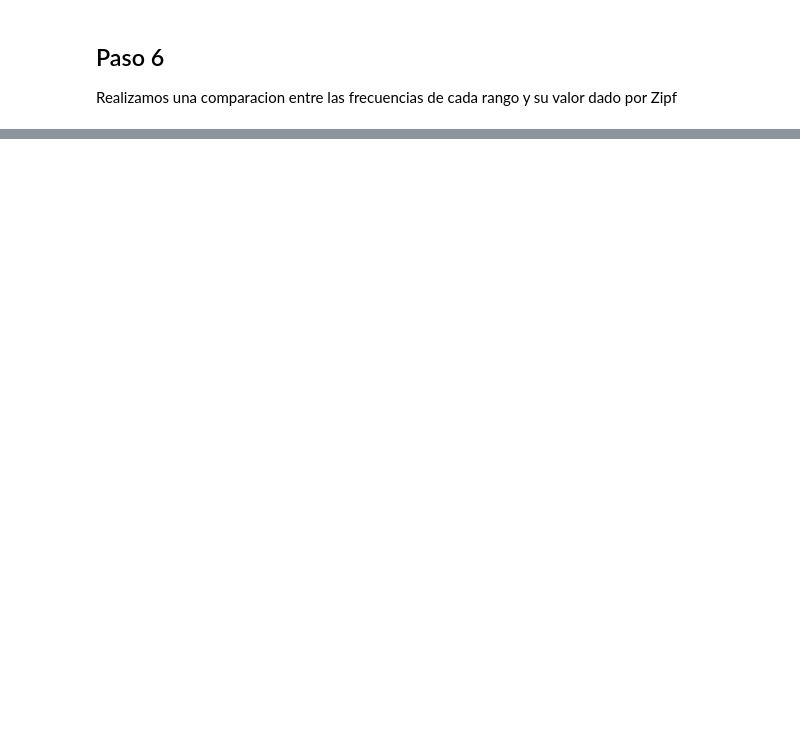
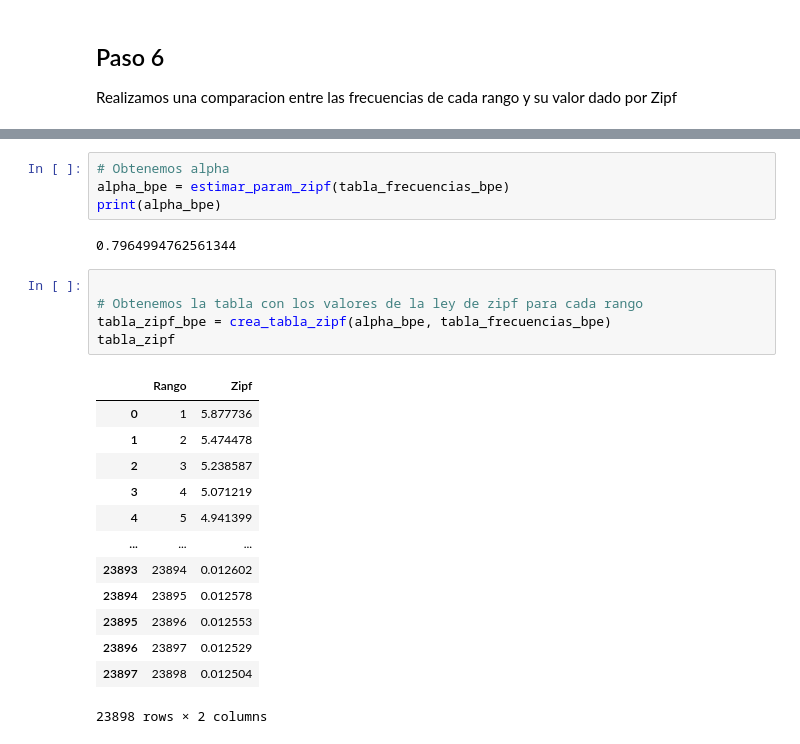
Before and after one commit to JoelHaiddRC/Linguistica, a Jupyter notebook: notebooks/Ejercicio2.ipynb, the cells around one changed output, grey strips where cells are left out. Cells and saved outputs as stored; diff of their text form; blank space fills up the shorter version.

```diff
--- a/notebooks/Ejercicio2.ipynb
+++ b/notebooks/Ejercicio2.ipynb
@@ -152,0 +192,25 @@ Utilizamos el metodo de __Byte Pair Encoding__ (BPE) para obtener los subwords d
+# %%
+# Obtenemos alpha
+alpha_bpe = estimar_param_zipf(tabla_frecuencias_bpe)
+print(alpha_bpe)
+# %% [output]
+0.7964994762561344
+# %%
+
+# Obtenemos la tabla con los valores de la ley de zipf para cada rango
+tabla_zipf_bpe = crea_tabla_zipf(alpha_bpe, tabla_frecuencias_bpe)
+tabla_zipf
+# %% [output]
+|  | Rango | Zipf |
+| 0 | 1 | 5.877736 |
+| 1 | 2 | 5.474478 |
+| 2 | 3 | 5.238587 |
+| 3 | 4 | 5.071219 |
+| 4 | 5 | 4.941399 |
+| ... | ... | ... |
+| 23893 | 23894 | 0.012602 |
+| 23894 | 23895 | 0.012578 |
+| 23895 | 23896 | 0.012553 |
+| 23896 | 23897 | 0.012529 |
+| 23897 | 23898 | 0.012504 |
+23898 rows × 2 columns
```
Also changed, not shown: parts of 18 cells of this notebook, 4 other files.
